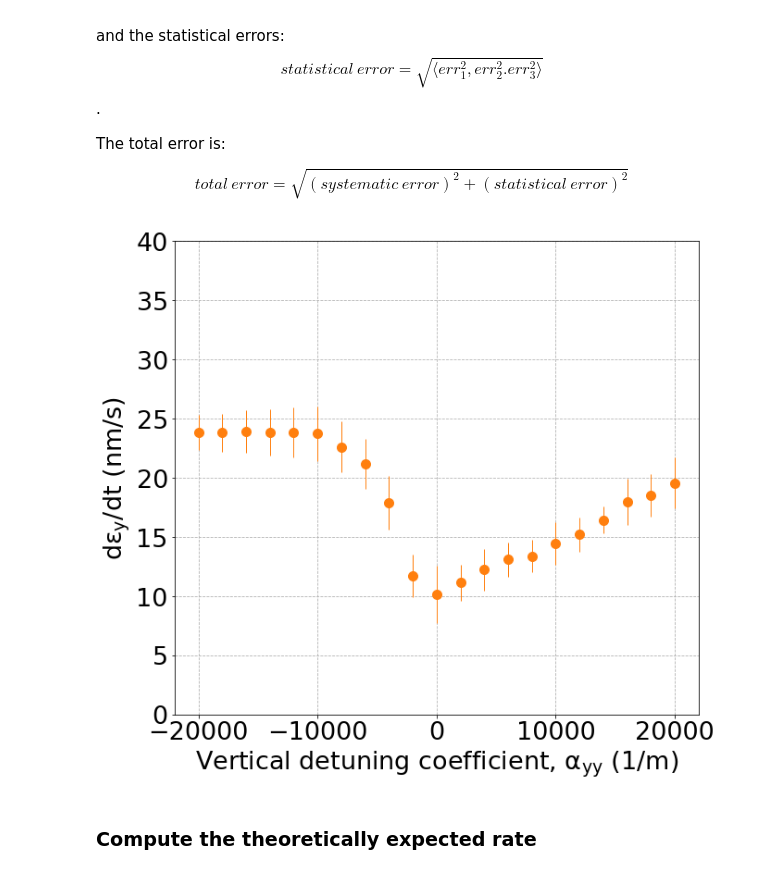
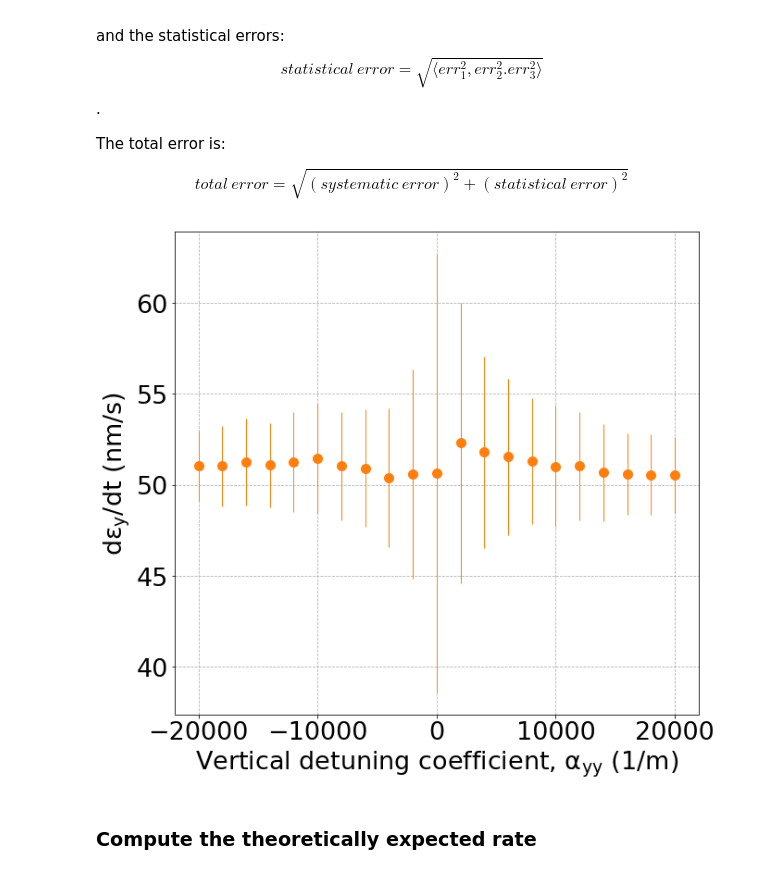
Before and after one commit to natriant/cc_rf_noise_pyheadtail, a Jupyter notebook: post_process_analysis/studies_with_sets_of_kicks/job004b_plot_loadFromPickles_dey_scanOverAyy_wakesOnly.ipynb, the cells around one changed output. Drawn from its saved outputs; the diff is of its cells as text; code cells hidden in the pictures.

```diff
--- a/post_process_analysis/studies_with_sets_of_kicks/job004b_plot_loadFromPickles_dey_scanOverAyy_wakesOnly.ipynb
+++ b/post_process_analysis/studies_with_sets_of_kicks/job004b_plot_loadFromPickles_dey_scanOverAyy_wakesOnly.ipynb
@@ -53,8 +53,8 @@ print(len(my_variables))
 ### Load the data
 # %%
 path_to_data = './'
-QpxQpy="5e-1"
-study_name_1 = f'deyRates_sps_270GeV_CC_PN1e-8_1e5turns_5e5Nb_wakefieldsON_complete_500slices_QpxQpy{QpxQpy}_ayyScan'
+QpxQpy="1"
+study_name_1 = f'deyRates_sps_270GeV_CC_PN1e-8_1e5turns_5e5Nb_wakesOFF_globalCC_QpxQpy{QpxQpy}_ayyScan'
 my_df_1 = pickle.load( open(path_to_data+study_name_1+'.pkl', "rb" ))
 noise_type='PN'
 # %%
@@ -102,34 +102,34 @@ total \ error = \sqrt{(systematic \ error)^2 + (statistical \ error)^2}
 # %%
 for i, key in enumerate(my_df_keys):
 
     if i ==0:
         my_label_1 = 'wakefields OFF'
         my_label_2 = 'wakefields, ON'
     else:
         my_label_1 = my_label_2 = ''
 
     # errors for study 1
     systematic_error_1 = np.std(my_df_1[my_df_keys[i]]['m'])
     statistical_error_1 = np.sqrt(np.mean(np.array(my_df_1[my_df_keys[i]]['err'])**2))
     total_error_1 = np.sqrt(systematic_error_1**2+statistical_error_1**2)
 
     plt.errorbar(my_variables[i], np.mean(my_df_1[my_df_keys[i]]['m'])*1e9, yerr=total_error_1*1e9, marker='o',  c='C1', label=my_label_1)
 #plt.legend(loc=4)
 
 #plt.xlim(-200, 16000)
-plt.ylim(0, 40)
+#plt.ylim(0, 40)
 plt.grid(linestyle='dashed')
 plt.ylabel(r'$\mathrm{d\epsilon_y / dt \ (nm/s)}$')
 plt.xlabel('Vertical detuning coefficient, '+r'$\mathrm{\alpha_{yy} \ (1/m)}$')
 
 
 plt.tight_layout()
 
 savefig = False
 if savefig:
     plt.savefig(f'./output/{study_name}.png', bbox_inches='tight')
 # %% [output]
-[figure, old version]
+[figure, new version]
 # %% [markdown]
 ### Compute the theoretically expected rate
 # %%
```
Also changed, not shown: parts of 2 cells of this notebook, 22 other files.
